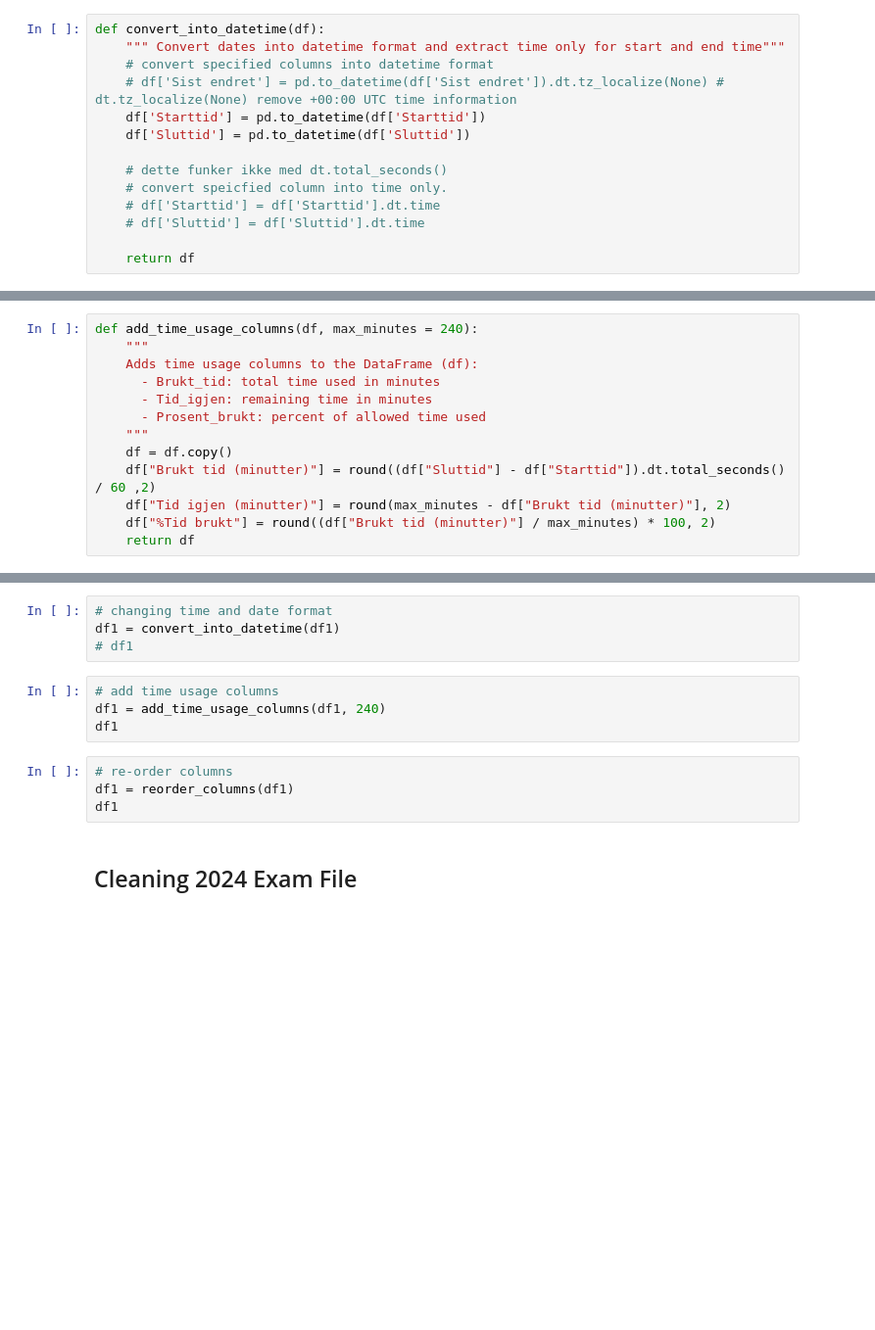
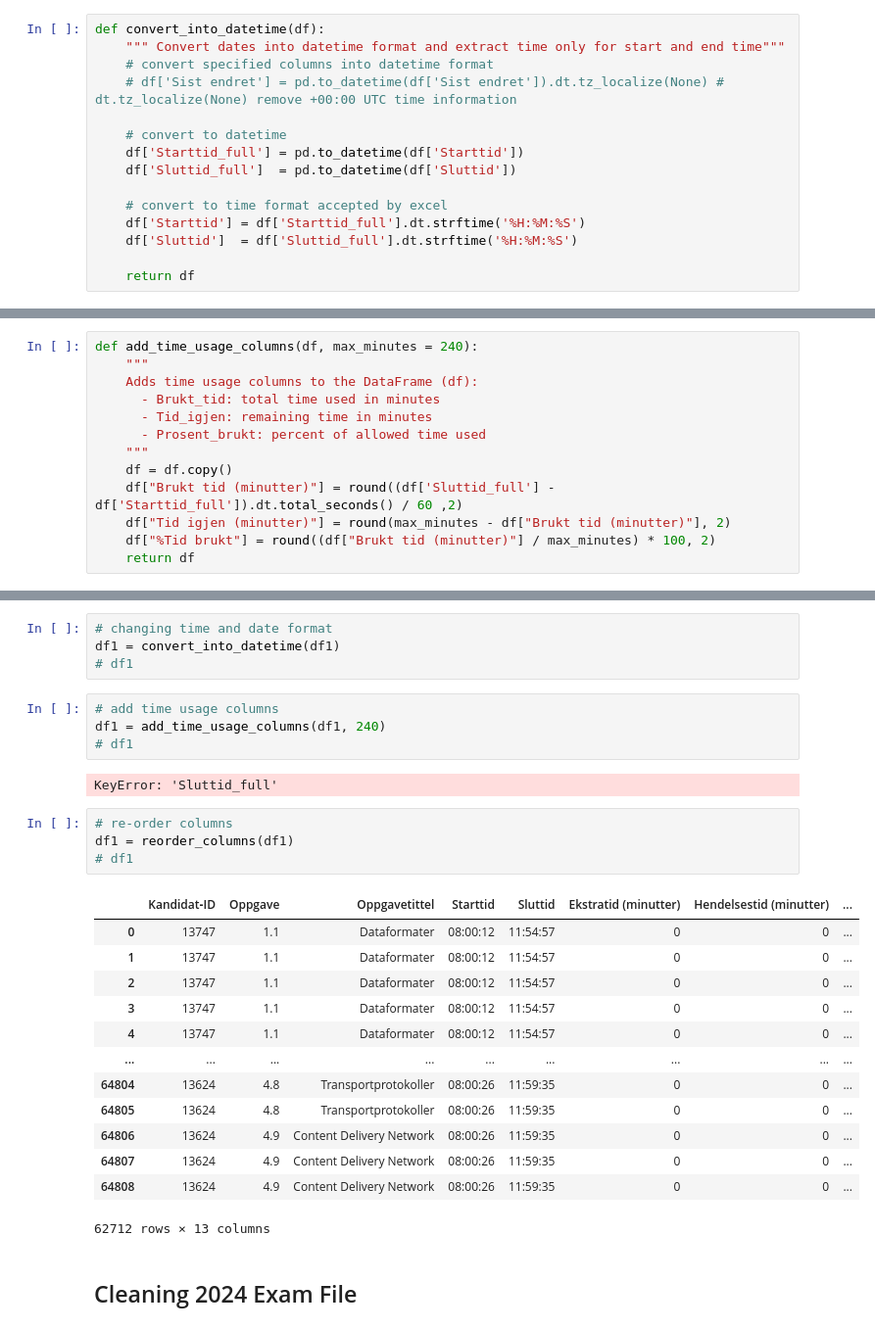
Before and after one commit to tornerosie/Eksamensanalyse, a Jupyter notebook: Data_Cleaning.ipynb, the cells around one changed output, grey strips where cells are left out. Shown at 98% size. Saved outputs shown, nothing was run; the diff lists cells and outputs as text; blank space fills up the shorter version.

```diff
--- a/Data_Cleaning.ipynb
+++ b/Data_Cleaning.ipynb
@@ -125,13 +125,14 @@ def convert_into_datetime(df):
     """ Convert dates into datetime format and extract time only for start and end time"""
     # convert specified columns into datetime format
     # df['Sist endret'] = pd.to_datetime(df['Sist endret']).dt.tz_localize(None) # dt.tz_localize(None) remove +00:00 UTC time information
-    df['Starttid'] = pd.to_datetime(df['Starttid'])
-    df['Sluttid'] = pd.to_datetime(df['Sluttid'])
 
-    # dette funker ikke med dt.total_seconds()
-    # convert speicfied column into time only.
-    # df['Starttid'] = df['Starttid'].dt.time
-    # df['Sluttid'] = df['Sluttid'].dt.time
+    # convert to datetime
+    df['Starttid_full'] = pd.to_datetime(df['Starttid'])
+    df['Sluttid_full']  = pd.to_datetime(df['Sluttid'])
+
+    # convert to time format accepted by excel
+    df['Starttid'] = df['Starttid_full'].dt.strftime('%H:%M:%S')
+    df['Sluttid']  = df['Sluttid_full'].dt.strftime('%H:%M:%S')
 
     return df
 # %% [markdown]
@@ -145,7 +146,7 @@ def add_time_usage_columns(df, max_minutes = 240):
       - Prosent_brukt: percent of allowed time used
     """
     df = df.copy()
-    df["Brukt tid (minutter)"] = round((df["Sluttid"] - df["Starttid"]).dt.total_seconds() / 60 ,2)
+    df["Brukt tid (minutter)"] = round((df['Sluttid_full'] - df['Starttid_full']).dt.total_seconds() / 60 ,2)
     df["Tid igjen (minutter)"] = round(max_minutes - df["Brukt tid (minutter)"], 2)
     df["%Tid brukt"] = round((df["Brukt tid (minutter)"] / max_minutes) * 100, 2)
     return df
@@ -209,11 +210,27 @@ df1 = convert_into_datetime(df1)
 # %%
 # add time usage columns
 df1 = add_time_usage_columns(df1, 240)
-df1
+# df1
+# %% [output]
+KeyError: 'Sluttid_full'
 # %%
 # re-order columns
 df1 = reorder_columns(df1)
-df1
+# df1
+# %% [output]
+|  | Kandidat‑ID | Oppgave | Oppgavetittel | Starttid | Sluttid | Ekstratid (minutter) | Hendelsestid (minutter) | ... |
+| 0 | 13747 | 1.1 | Dataformater | 08:00:12 | 11:54:57 | 0 | 0 | ... |
+| 1 | 13747 | 1.1 | Dataformater | 08:00:12 | 11:54:57 | 0 | 0 | ... |
+| 2 | 13747 | 1.1 | Dataformater | 08:00:12 | 11:54:57 | 0 | 0 | ... |
+| 3 | 13747 | 1.1 | Dataformater | 08:00:12 | 11:54:57 | 0 | 0 | ... |
+| 4 | 13747 | 1.1 | Dataformater | 08:00:12 | 11:54:57 | 0 | 0 | ... |
+| ... | ... | ... | ... | ... | ... | ... | ... | ... |
+| 64804 | 13624 | 4.8 | Transportprotokoller | 08:00:26 | 11:59:35 | 0 | 0 | ... |
+| 64805 | 13624 | 4.8 | Transportprotokoller | 08:00:26 | 11:59:35 | 0 | 0 | ... |
+| 64806 | 13624 | 4.9 | Content Delivery Network | 08:00:26 | 11:59:35 | 0 | 0 | ... |
+| 64807 | 13624 | 4.9 | Content Delivery Network | 08:00:26 | 11:59:35 | 0 | 0 | ... |
+| 64808 | 13624 | 4.9 | Content Delivery Network | 08:00:26 | 11:59:35 | 0 | 0 | ... |
+62712 rows × 13 columns
 # %% [markdown]
 ## Cleaning 2024 Exam File
 # %%
```
Also changed, not shown: parts of 3 cells of this notebook.
